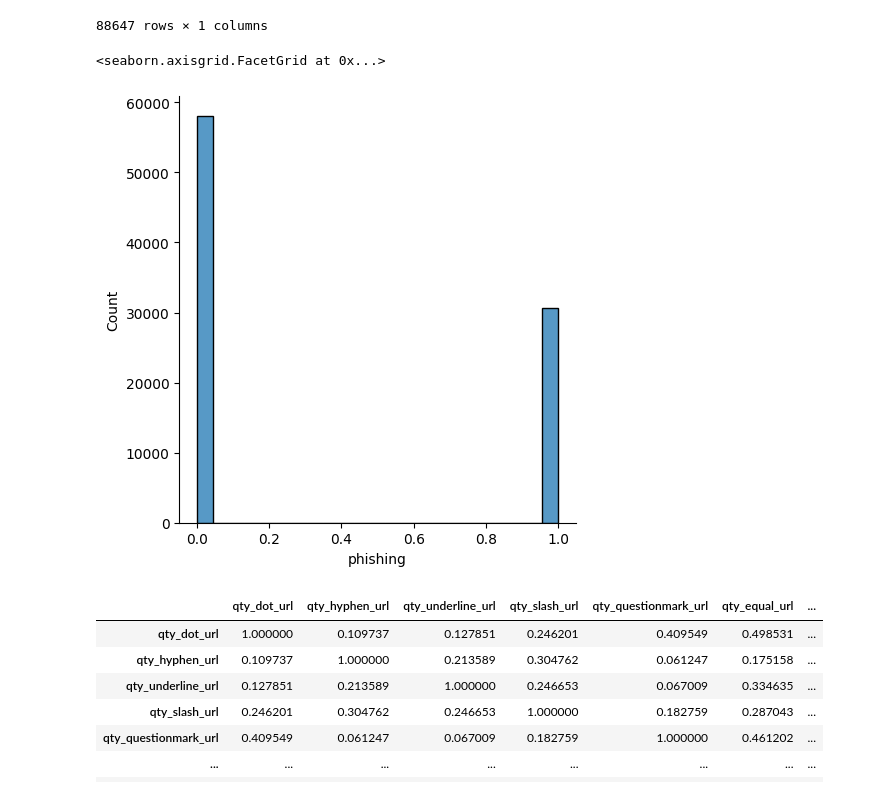
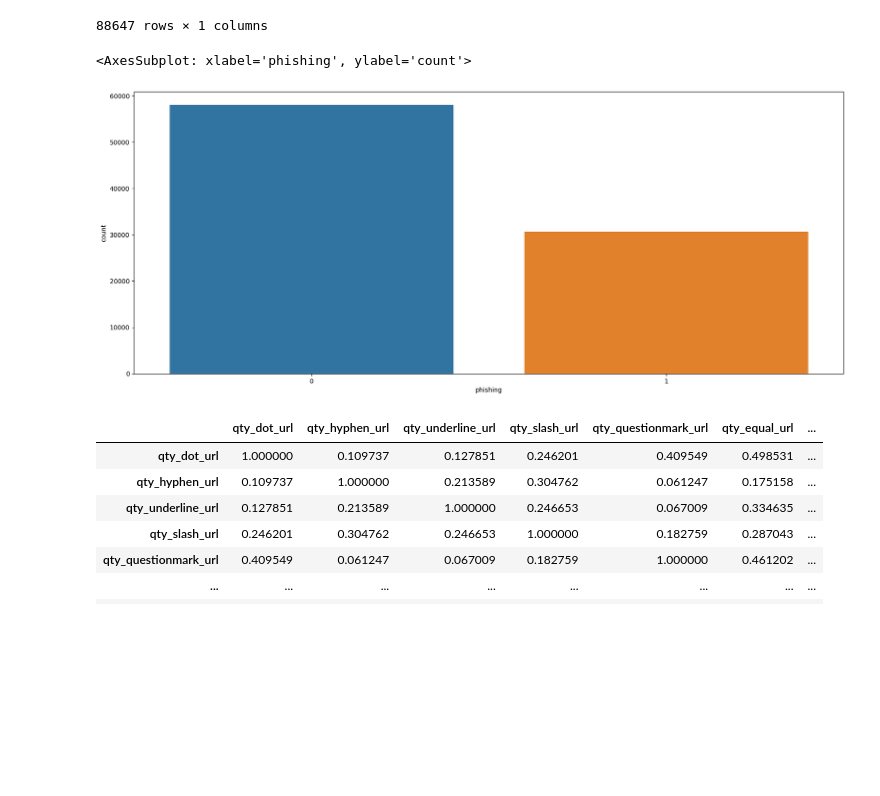
Before and after one commit to Qasim-1478/CNN-based-Phishing-Detector, a Jupyter notebook: phishing_detector.ipynb, the cells around one changed output. Saved outputs shown, nothing was run; the diff lists cells and outputs as text; code cells hidden in the pictures; blank space fills up the shorter version.

```diff
--- a/phishing_detector.ipynb
+++ b/phishing_detector.ipynb
@@ -58,10 +58,10 @@ df.select_dtypes('float')
 | 88646 | 0.459014 |
 88647 rows × 1 columns
 # %%
-sns.displot(df['phishing'])
+sns.countplot(df,x='phishing')
 # %% [output]
-<seaborn.axisgrid.FacetGrid at 0x...>
+<AxesSubplot: xlabel='phishing', ylabel='count'>
-[figure, old version]
+[figure, new version]
 # %%
 df.corr()
 # %% [output]
```
Also changed, not shown: parts of 6 cells of this notebook.
